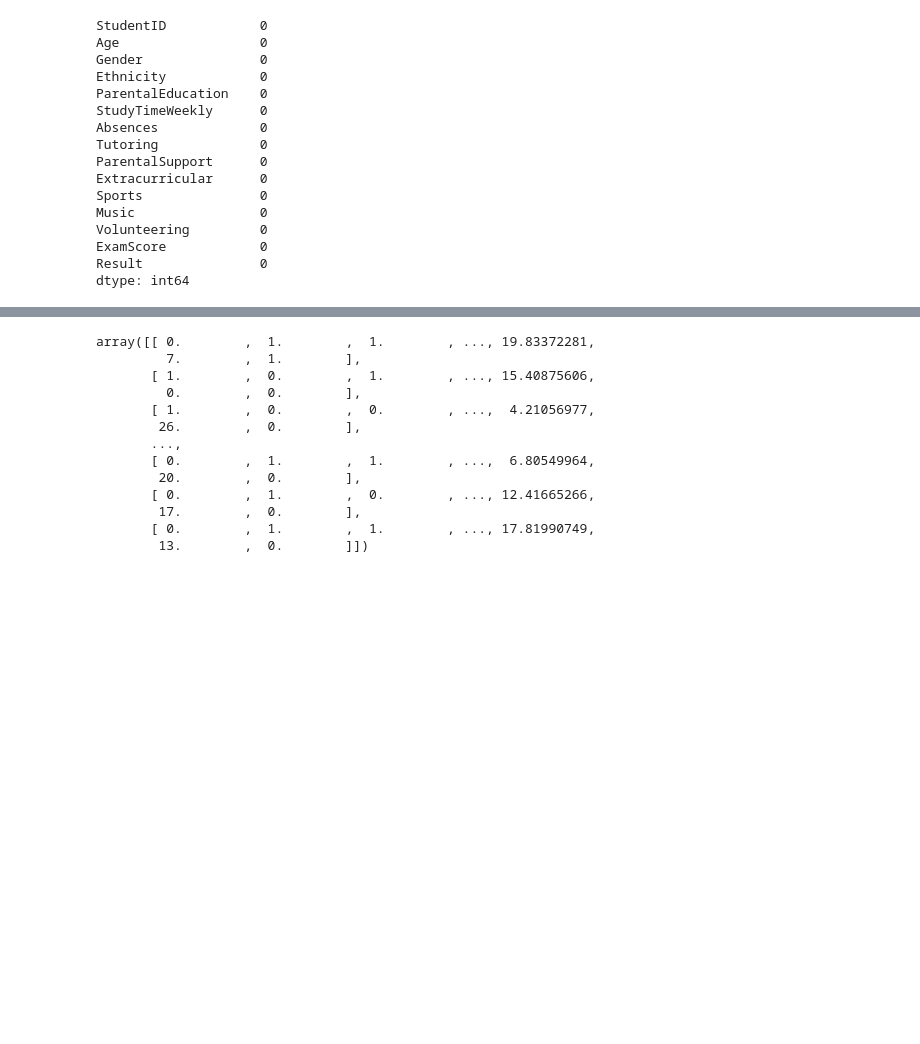
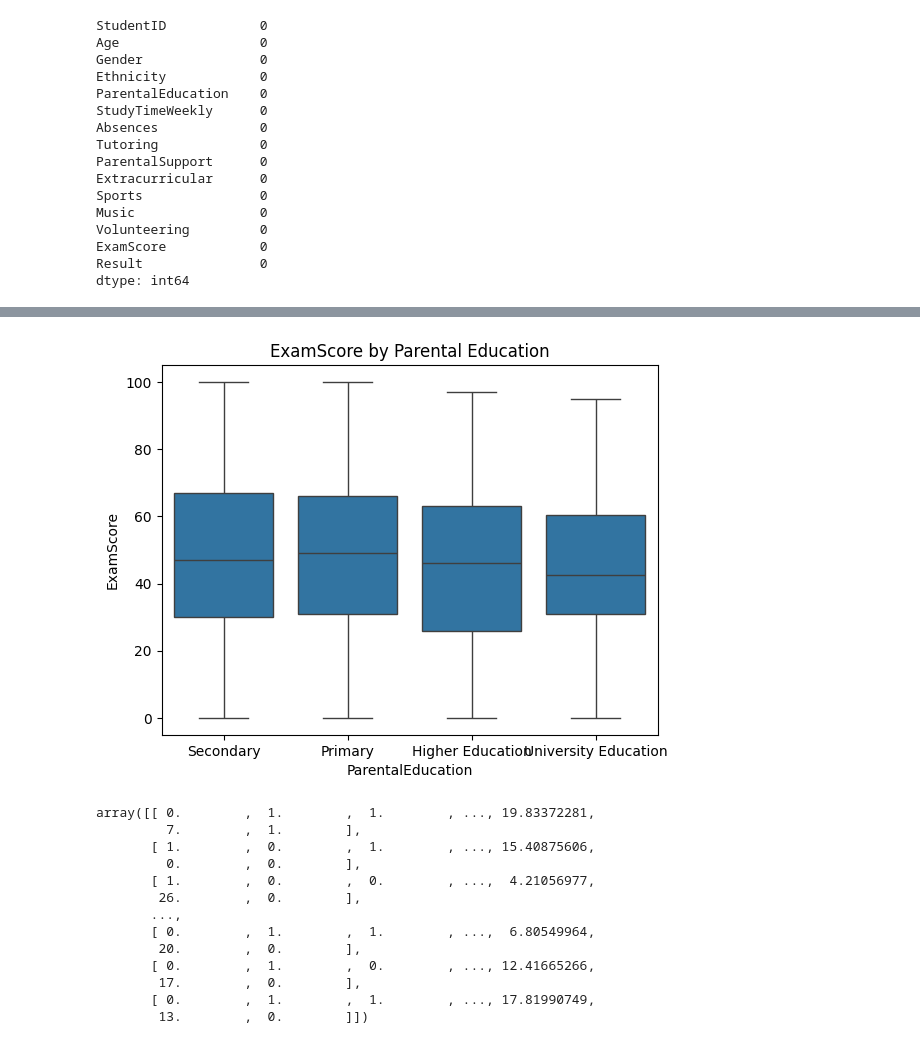
Before and after one commit to muhammederbay10/Student-Performance-Prediction, a Jupyter notebook: Student Performance Prediction.ipynb, the cells around one changed output, grey strips where cells are left out. Cells and saved outputs as stored; diff of their text form; code cells hidden in the pictures; blank space fills up the shorter version.

```diff
--- a/Student Performance Prediction.ipynb
+++ b/Student Performance Prediction.ipynb
@@ -76 +87,8 @@ dtype: int64
+# %%
+# Boxplot: GPA by Parental Education
+sns.boxplot(x='ParentalEducation', y='ExamScore', data=df)
+plt.title('ExamScore by Parental Education')
+plt.show()
+# %% [output]
+[figure, added]
 # %%
```
Also changed, not shown: parts of 9 cells of this notebook.
